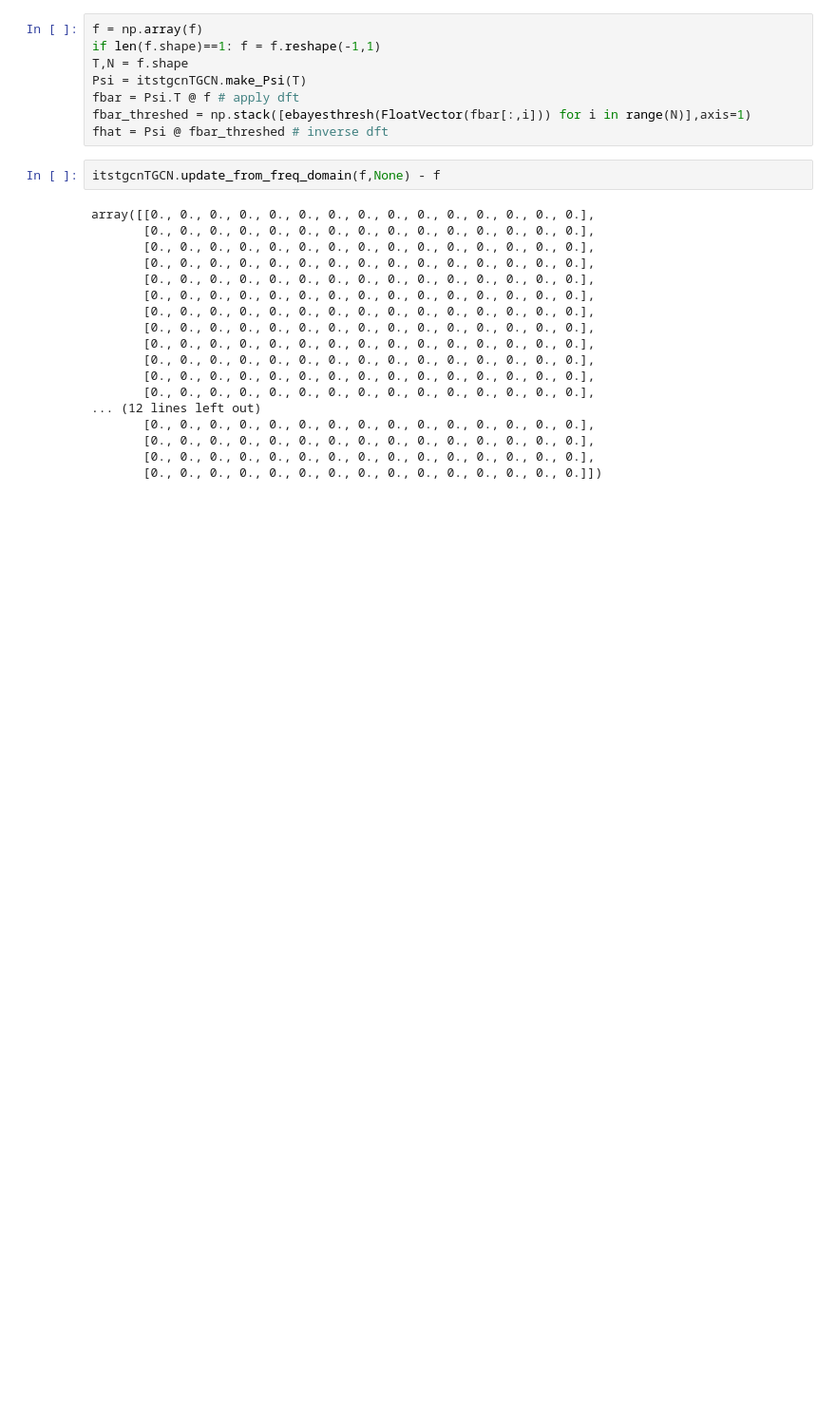
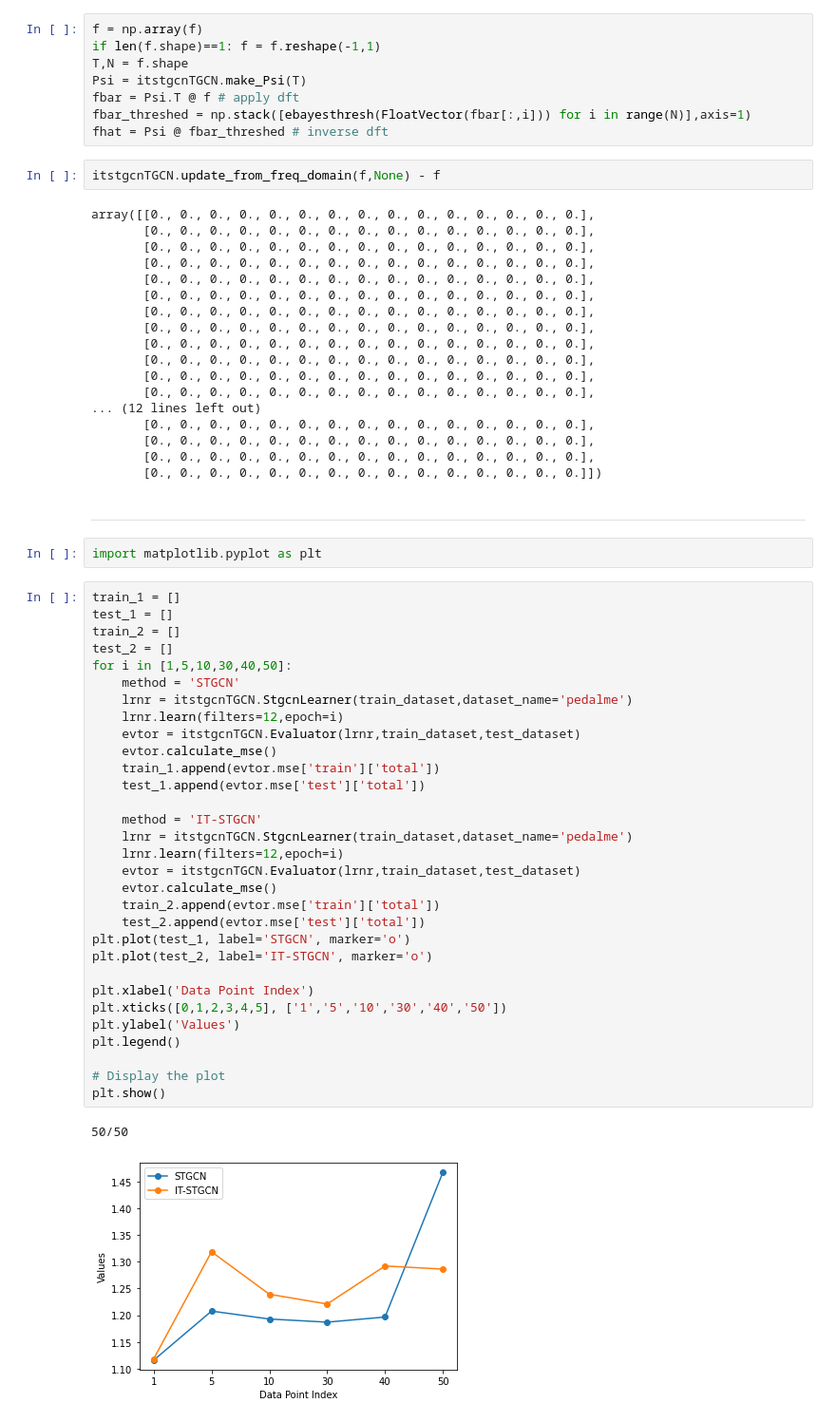
Before and after one commit to seoyeonc/ITTGNN_blog, a Jupyter notebook: posts/2_research/pedalme-base.ipynb, the cells around one changed output. Shown at 95% size. Saved outputs shown, nothing was run; the diff lists cells and outputs as text; blank space fills up the shorter version.

```diff
--- a/posts/2_research/pedalme-base.ipynb
+++ b/posts/2_research/pedalme-base.ipynb
@@ -157,3 +162,41 @@ array([[0., 0., 0., 0., 0., 0., 0., 0., 0., 0., 0., 0., 0., 0., 0.],
        [0., 0., 0., 0., 0., 0., 0., 0., 0., 0., 0., 0., 0., 0., 0.],
        [0., 0., 0., 0., 0., 0., 0., 0., 0., 0., 0., 0., 0., 0., 0.],
        [0., 0., 0., 0., 0., 0., 0., 0., 0., 0., 0., 0., 0., 0., 0.]])
+# %% [markdown]
+---
+# %%
+import matplotlib.pyplot as plt
+# %%
+train_1 = []
+test_1 = []
+train_2 = []
+test_2 = []
+for i in [1,5,10,30,40,50]:
+    method = 'STGCN'
+    lrnr = itstgcnTGCN.StgcnLearner(train_dataset,dataset_name='pedalme')
+    lrnr.learn(filters=12,epoch=i)
+    evtor = itstgcnTGCN.Evaluator(lrnr,train_dataset,test_dataset)
+    evtor.calculate_mse()
+    train_1.append(evtor.mse['train']['total'])
+    test_1.append(evtor.mse['test']['total'])
+
+    method = 'IT-STGCN'
+    lrnr = itstgcnTGCN.StgcnLearner(train_dataset,dataset_name='pedalme')
+    lrnr.learn(filters=12,epoch=i)
+    evtor = itstgcnTGCN.Evaluator(lrnr,train_dataset,test_dataset)
+    evtor.calculate_mse()
+    train_2.append(evtor.mse['train']['total'])
+    test_2.append(evtor.mse['test']['total'])
+plt.plot(test_1, label='STGCN', marker='o')
+plt.plot(test_2, label='IT-STGCN', marker='o')
+
+plt.xlabel('Data Point Index')
+plt.xticks([0,1,2,3,4,5], ['1','5','10','30','40','50'])
+plt.ylabel('Values')
+plt.legend()
+
+# Display the plot
+plt.show()
+# %% [output]
+50/50
+[figure, added]
```
Also changed, not shown: parts of 11 cells of this notebook, 11 other files.
